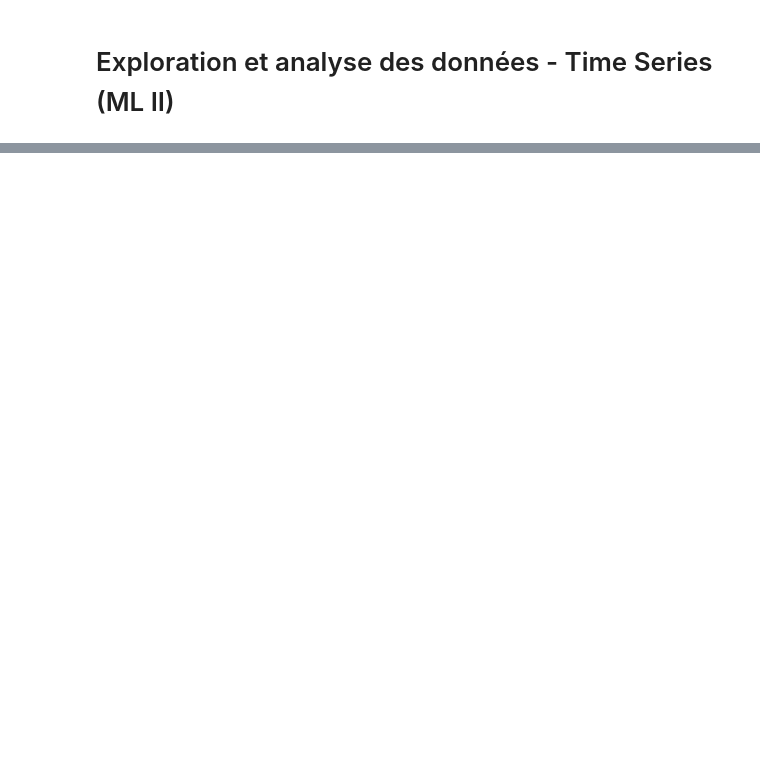
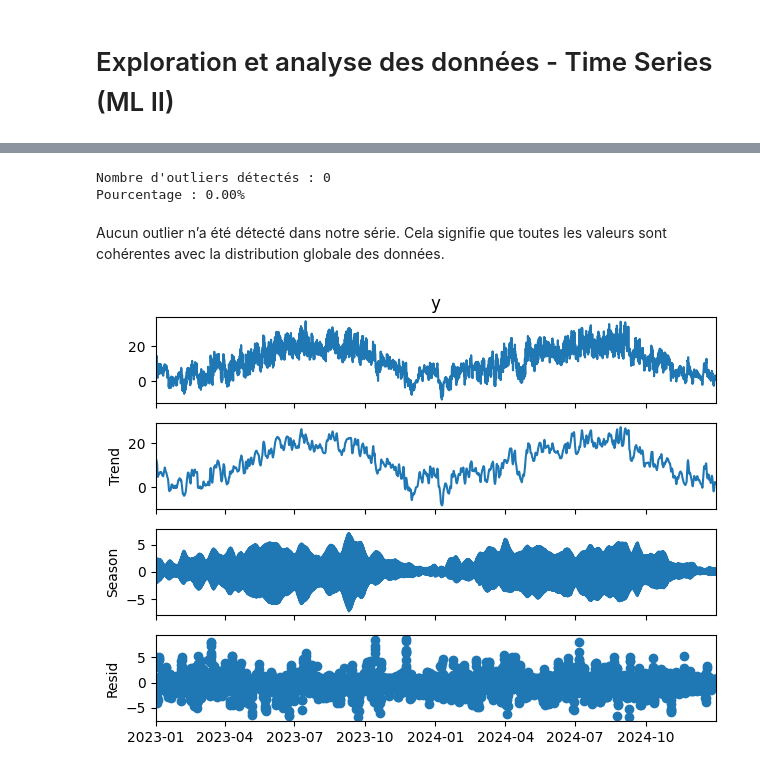
Before and after one commit to 2024-2025-estia-bihar/mesp2-laurent-sini, a Jupyter notebook: notebooks/EDA_Machine_Learning.ipynb, the cells around one changed output, grey strips where cells are left out. Drawn from its saved outputs; the diff is of its cells as text; code cells hidden in the pictures; blank space fills up the shorter version.

```diff
--- a/notebooks/EDA_Machine_Learning.ipynb
+++ b/notebooks/EDA_Machine_Learning.ipynb
@@ -232,0 +207,27 @@ La stationnarité des résidus garantit que les hypothèses de base des modèles
+# %%
+serie_corrigee = df_y.copy()
+serie_corrigee[outliers] = np.nan
+serie_corrigee = serie_corrigee.interpolate()
+
+nb_outliers = outliers.sum().iloc[0]
+
+print(f"Nombre d'outliers détectés : {nb_outliers}")
+print(f"Pourcentage : {(nb_outliers/len(serie_corrigee))*100:.2f}%")
+# %% [output]
+Nombre d'outliers détectés : 0
+Pourcentage : 0.00%
+# %% [markdown]
+Aucun outlier n’a été détecté dans notre série. Cela signifie que toutes les valeurs sont cohérentes avec la distribution globale des données.
+# %%
+stl = STL(
+    df_eda['y'],
+    period=8,
+    seasonal=13,
+    robust=True
+)
+r_stl = stl.fit()
+
+r_stl.plot()
+plt.show()
+# %% [output]
+[figure, added]
```
Also changed, not shown: parts of 135 cells of this notebook, 2 other files.
